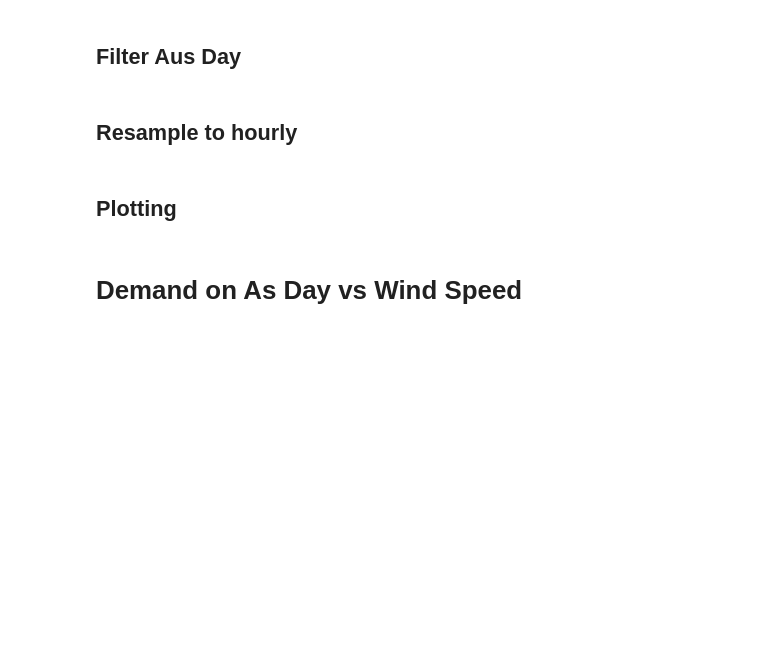
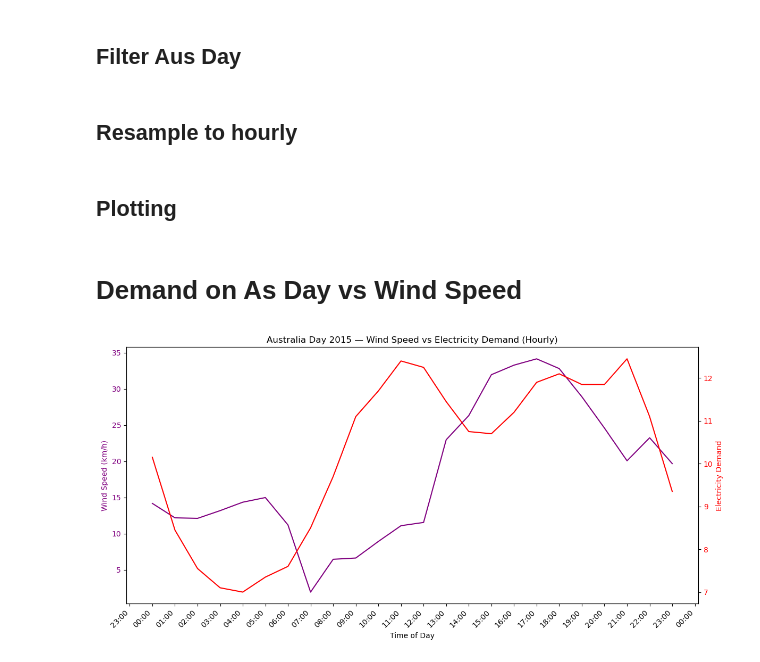
Before and after one commit to 21centuryweather/aus_substation_electricity, a Jupyter notebook: pia_notebooks/QLD_VIC_data/VIC/demand vs temperature.ipynb, the cells around one changed output. Drawn from its saved outputs; the diff is of its cells as text; code cells hidden in the pictures; blank space fills up the shorter version.

```diff
--- a/pia_notebooks/QLD_VIC_data/VIC/demand vs temperature.ipynb
+++ b/pia_notebooks/QLD_VIC_data/VIC/demand vs temperature.ipynb
@@ -178,37 +178,38 @@ ax1.plot(
     temp_hourly.index,
     temp_hourly[winds_col],
     color="purple",
     label="Wind Speed (km/h)"
 )
 ax1.set_xlabel("Time of Day")
 ax1.set_ylabel("Wind Speed (km/h)", color="purple")
 ax1.tick_params(axis="y", labelcolor="purple")
 
 # Demand (right axis)
 ax2 = ax1.twinx()
 ax2.plot(
     demand_hourly.index,
     demand_hourly["ES"],
-    color="orange",
+    color="red",
     label="Electricity Demand"
 )
-ax2.set_ylabel("Electricity Demand", color="orange")
-ax2.tick_params(axis="y", labelcolor="orange")
+ax2.set_ylabel("Electricity Demand", color="red")
+ax2.tick_params(axis="y", labelcolor="red")
 
 # ---------------------------------------------------------
 # X-axis formatting: hourly ticks + rotated labels
 # ---------------------------------------------------------
 ax1.xaxis.set_major_locator(mdates.HourLocator(interval=1))
 ax1.xaxis.set_major_formatter(mdates.DateFormatter("%H:%M"))
 plt.setp(ax1.get_xticklabels(), rotation=45, ha="right")
 
 # ---------------------------------------------------------
 # Title + grid
 # ---------------------------------------------------------
 plt.title("Australia Day 2015 — Wind Speed vs Electricity Demand (Hourly)")
-ax1.grid(True, alpha=0.3)
 
 plt.tight_layout()
-plt.close()
+plt.show()
+# %% [output]
+[figure, added]
 # %%
 print(temp_hourly.columns.tolist())
```
